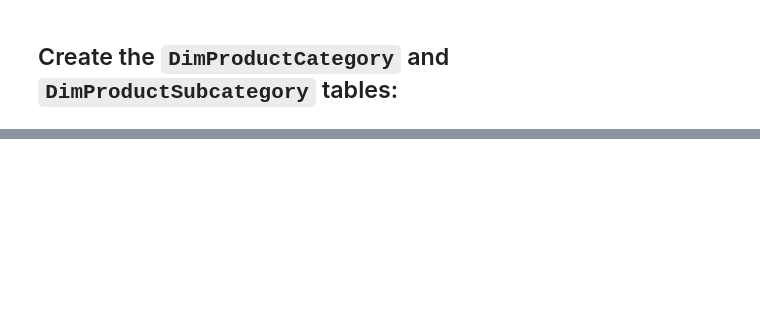
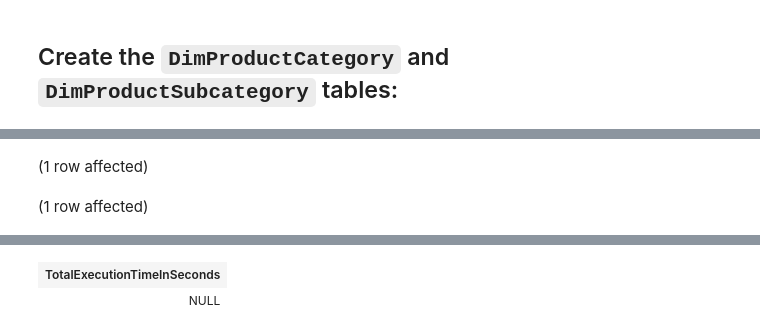
Before and after one commit to iCarlosVega/CSCI381-Team2CoolKids, a Jupyter notebook: Project2/Project2.ipynb, the cells around one changed output, grey strips where cells are left out. Saved outputs shown, nothing was run; the diff lists cells and outputs as text; code cells hidden in the pictures; blank space fills up the shorter version.

```diff
--- a/Project2/Project2.ipynb
+++ b/Project2/Project2.ipynb
@@ -368,0 +631,13 @@ GO
+# %%
+-- Author Jascharan Singh
+
+
+SELECT
+    SUM(DATEDIFF(SECOND, StartingDateTime, EndingDateTime)) AS TotalExecutionTimeInSeconds
+FROM
+    [Process].[WorkflowSteps]
+WHERE
+    WorkFlowStepDescription LIKE '%Load%'; -- Filters steps related to loading the star schema
+# %% [output]
+(1 row affected)
+(1 row affected)
@@ -368,0 +645,2 @@ GO
+| TotalExecutionTimeInSeconds |
+| NULL |
```
Also changed, not shown: parts of 42 cells of this notebook.
